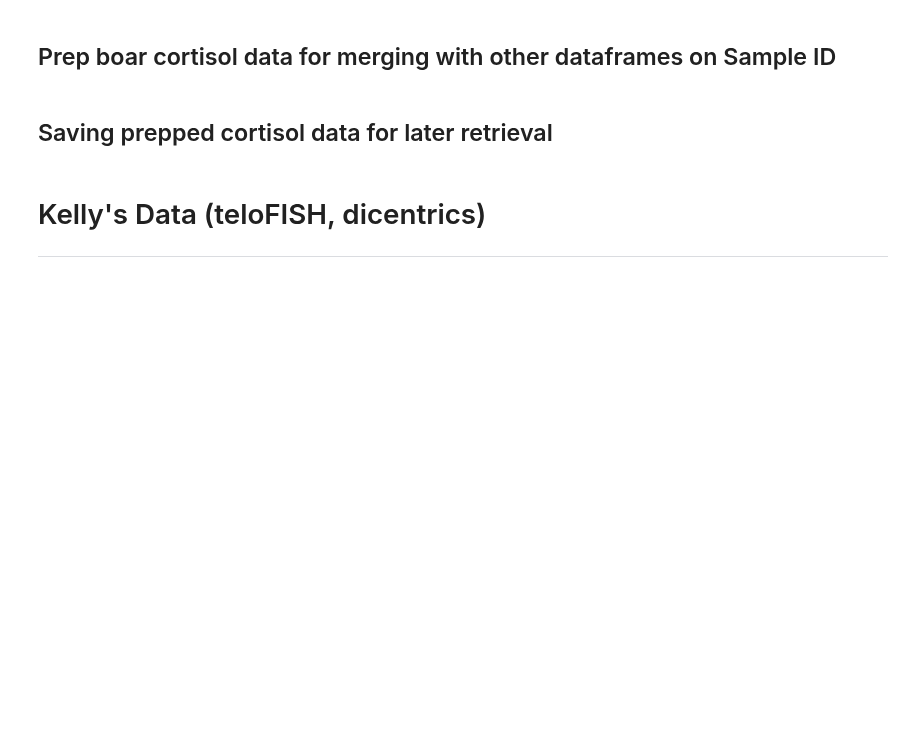
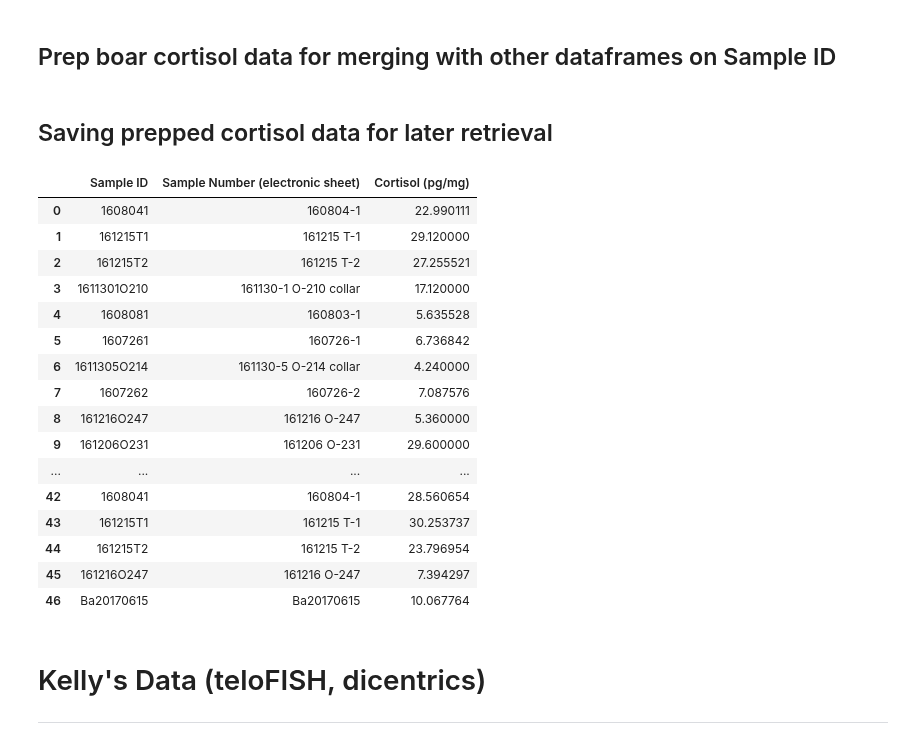
Before and after one commit to Jared-Luxton/Fukushima-Nuclear-Disaster-Humans, a Jupyter notebook: workflow & analyses notebooks/01_Fukushima_Project_Data_Extraction_and_Cleaning.ipynb, the cells around one changed output. Saved outputs shown, nothing was run; the diff lists cells and outputs as text; code cells hidden in the pictures; blank space fills up the shorter version.

```diff
--- a/workflow & analyses notebooks/01_Fukushima_Project_Data_Extraction_and_Cleaning.ipynb
+++ b/workflow & analyses notebooks/01_Fukushima_Project_Data_Extraction_and_Cleaning.ipynb
@@ -157,6 +149,26 @@ prep_boar_cortisol_df['Sample ID'] = prep_boar_cortisol_df['Sample ID'].astype('
 ## Saving prepped cortisol data for later retrieval
 # %%
 prep_boar_cortisol_df.to_csv('../excel data/cleaned/prep_boar_cortisol_df.csv', index=False)
+# %%
+prep_boar_cortisol_df
+# %% [output]
+|  | Sample ID | Sample Number (electronic sheet) | Cortisol (pg/mg) |
+| 0 | 1608041 | 160804-1 | 22.990111 |
+| 1 | 161215T1 | 161215 T-1 | 29.120000 |
+| 2 | 161215T2 | 161215 T-2 | 27.255521 |
+| 3 | 1611301O210 | 161130-1 O-210 collar | 17.120000 |
+| 4 | 1608081 | 160803-1 | 5.635528 |
+| 5 | 1607261 | 160726-1 | 6.736842 |
+| 6 | 1611305O214 | 161130-5 O-214 collar | 4.240000 |
+| 7 | 1607262 | 160726-2 | 7.087576 |
+| 8 | 161216O247 | 161216 O-247 | 5.360000 |
+| 9 | 161206O231 | 161206 O-231 | 29.600000 |
+| ... | ... | ... | ... |
+| 42 | 1608041 | 160804-1 | 28.560654 |
+| 43 | 161215T1 | 161215 T-1 | 30.253737 |
+| 44 | 161215T2 | 161215 T-2 | 23.796954 |
+| 45 | 161216O247 | 161216 O-247 | 7.394297 |
+| 46 | Ba20170615 | Ba20170615 | 10.067764 |
 # %% [markdown]
 # Kelly's Data (teloFISH, dicentrics)
 ---
```
Also changed, not shown: parts of 20 cells of this notebook.
